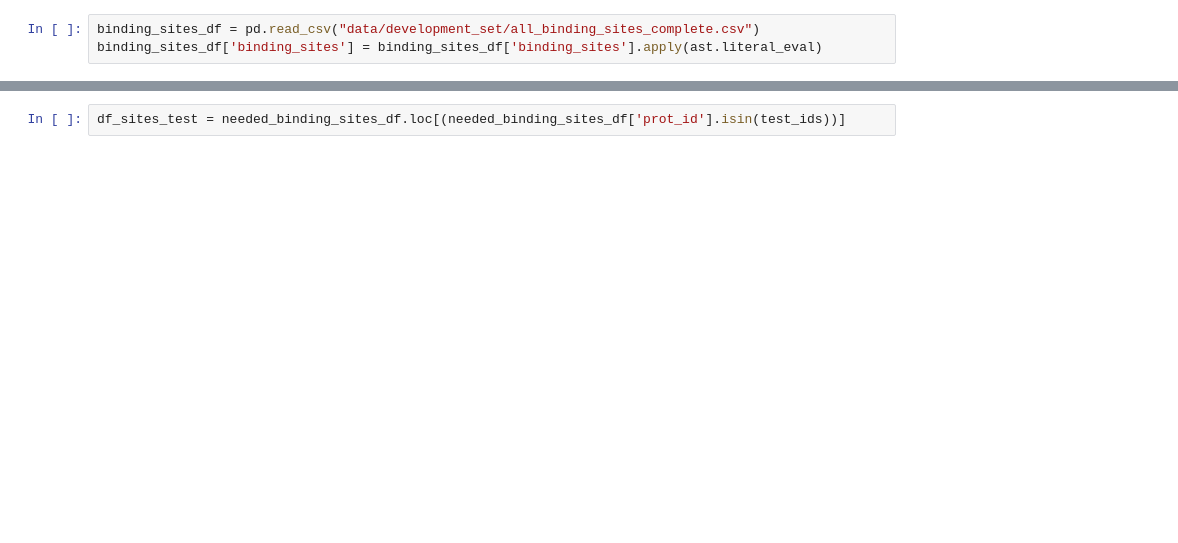
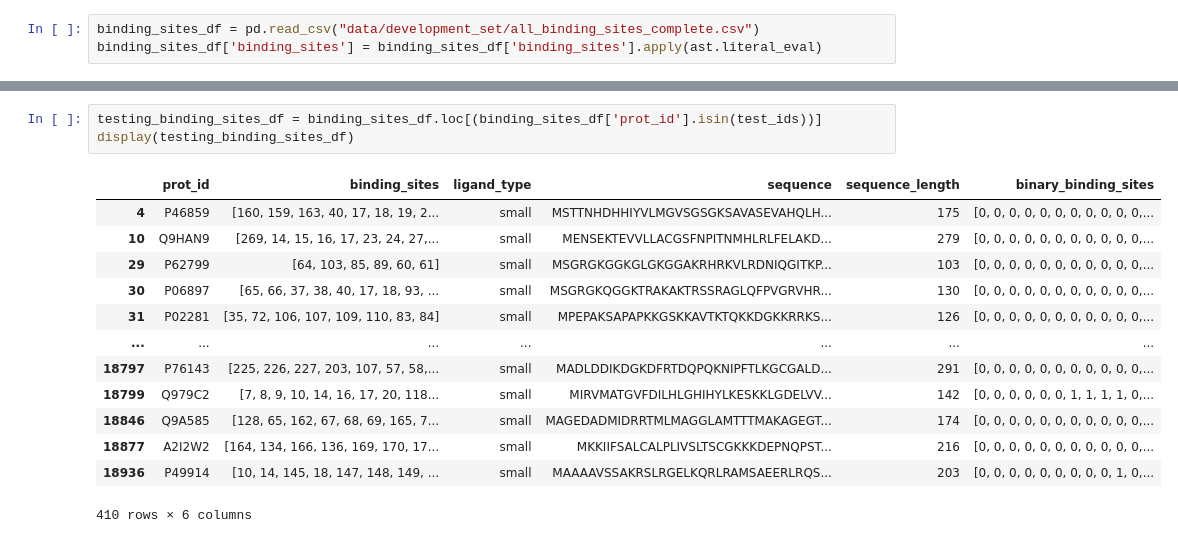
Before and after one commit to MarkusKhoa/protein-project, a Jupyter notebook: eda.ipynb, the cells around one changed output, grey strips where cells are left out. Cells and saved outputs as stored; diff of their text form; blank space fills up the shorter version.

```diff
--- a/eda.ipynb
+++ b/eda.ipynb
@@ -118,2 +131,17 @@ See the caveats in the documentation: https://pandas.pydata.org/pandas-docs/stab
 # %%
-df_sites_test = needed_binding_sites_df.loc[(needed_binding_sites_df['prot_id'].isin(test_ids))]
+testing_binding_sites_df = binding_sites_df.loc[(binding_sites_df['prot_id'].isin(test_ids))]
+display(testing_binding_sites_df)
+# %% [output]
+|  | prot_id | binding_sites | ligand_type | sequence | sequence_length | binary_binding_sites |
+| 4 | P46859 | [160, 159, 163, 40, 17, 18, 19, 2... | small | MSTTNHDHHIYVLMGVSGSGKSAVASEVAHQLH... | 175 | [0, 0, 0, 0, 0, 0, 0, 0, 0, 0, 0,... |
+| 10 | Q9HAN9 | [269, 14, 15, 16, 17, 23, 24, 27,... | small | MENSEKTEVVLLACGSFNPITNMHLRLFELAKD... | 279 | [0, 0, 0, 0, 0, 0, 0, 0, 0, 0, 0,... |
+| 29 | P62799 | [64, 103, 85, 89, 60, 61] | small | MSGRGKGGKGLGKGGAKRHRKVLRDNIQGITKP... | 103 | [0, 0, 0, 0, 0, 0, 0, 0, 0, 0, 0,... |
+| 30 | P06897 | [65, 66, 37, 38, 40, 17, 18, 93, ... | small | MSGRGKQGGKTRAKAKTRSSRAGLQFPVGRVHR... | 130 | [0, 0, 0, 0, 0, 0, 0, 0, 0, 0, 0,... |
+| 31 | P02281 | [35, 72, 106, 107, 109, 110, 83, 84] | small | MPEPAKSAPAPKKGSKKAVTKTQKKDGKKRRKS... | 126 | [0, 0, 0, 0, 0, 0, 0, 0, 0, 0, 0,... |
+| ... | ... | ... | ... | ... | ... | ... |
+| 18797 | P76143 | [225, 226, 227, 203, 107, 57, 58,... | small | MADLDDIKDGKDFRTDQPQKNIPFTLKGCGALD... | 291 | [0, 0, 0, 0, 0, 0, 0, 0, 0, 0, 0,... |
+| 18799 | Q979C2 | [7, 8, 9, 10, 14, 16, 17, 20, 118... | small | MIRVMATGVFDILHLGHIHYLKESKKLGDELVV... | 142 | [0, 0, 0, 0, 0, 0, 1, 1, 1, 1, 0,... |
+| 18846 | Q9A585 | [128, 65, 162, 67, 68, 69, 165, 7... | small | MAGEDADMIDRRTMLMAGGLAMTTTMAKAGEGT... | 174 | [0, 0, 0, 0, 0, 0, 0, 0, 0, 0, 0,... |
+| 18877 | A2I2W2 | [164, 134, 166, 136, 169, 170, 17... | small | MKKIIFSALCALPLIVSLTSCGKKKDEPNQPST... | 216 | [0, 0, 0, 0, 0, 0, 0, 0, 0, 0, 0,... |
+| 18936 | P49914 | [10, 14, 145, 18, 147, 148, 149, ... | small | MAAAAVSSAKRSLRGELKQRLRAMSAEERLRQS... | 203 | [0, 0, 0, 0, 0, 0, 0, 0, 0, 1, 0,... |
+410 rows × 6 columns
```
Also changed, not shown: parts of 20 cells of this notebook, 7 other files.
